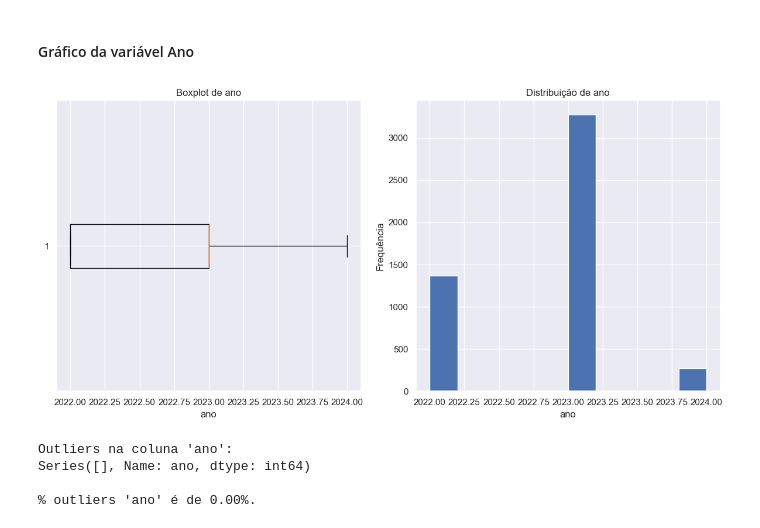
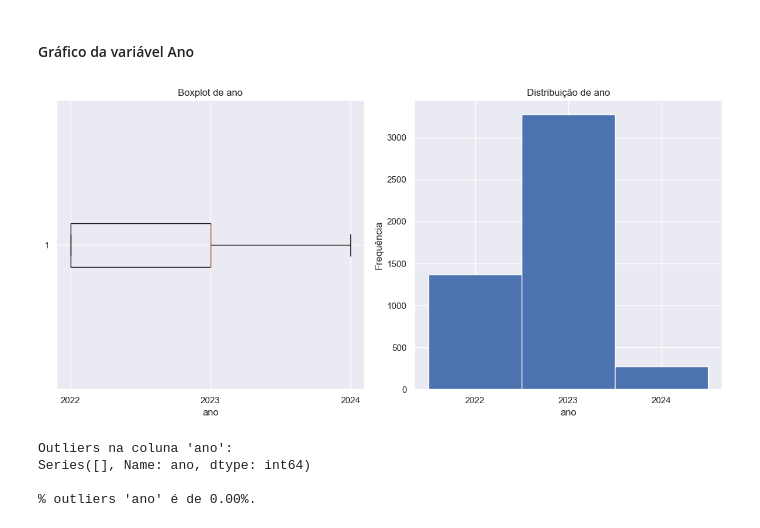
Before and after one commit to kreativermario/Projeto-DECD, a Jupyter notebook: notebooks/data_understanding.ipynb, the cells around one changed output. Cells and saved outputs as stored; diff of their text form; code cells hidden in the pictures.

Commit message:
Ajuste nos gráficos do mês e ano, agora com valores corretos
Signed-off-by: Ruisth <ruimfduarte94@gmail.com>

```diff
--- a/notebooks/data_understanding.ipynb
+++ b/notebooks/data_understanding.ipynb
@@ -104,25 +104,37 @@ def find_outliers(f):
 # %%
 # Coluna para analisar
 coluna_ano = 'ano'
+
+# Configuração dos bins para ficarem alinhados com os anos
+# Encontrar o menor e o maior ano no DataFrame
+min_ano = merged_df[coluna_ano].min()
+max_ano = merged_df[coluna_ano].max()
+
+# Criar uma lista de bins do ano menor para o maior, com um bin para cada ano
+bins = np.arange(min_ano, max_ano + 2) - 0.5  # Ajuste de 0.5 para alinhar os ticks nos anos
 
 # Criar subplots
 fig, (ax_boxplot, ax_hist) = plt.subplots(1, 2, figsize=(12, 6))
 
 # Boxplot
 ax_boxplot.boxplot(merged_df[coluna_ano], vert=False)
 ax_boxplot.set_title(f'Boxplot de {coluna_ano}')
 ax_boxplot.set_xlabel(coluna_ano)
+# Ajustar os ticks do eixo x para que se alinhem com os anos
+ax_boxplot.set_xticks(np.arange(min_ano, max_ano + 1))
 
 # Histograma
-ax_hist.hist(merged_df[coluna_ano], bins=10)
+ax_hist.hist(merged_df[coluna_ano], bins=bins)
 ax_hist.set_title(f'Distribuição de {coluna_ano}')
 ax_hist.set_xlabel(coluna_ano)
 ax_hist.set_ylabel('Frequência')
+# Ajustar os ticks do eixo x para que se alinhem com os anos
+ax_hist.set_xticks(np.arange(min_ano, max_ano + 1))
 
 plt.tight_layout()
 plt.show()
 # %% [output]
-[figure, old version]
+[figure, new version]
 # %%
 # Encontrar outliers
 outliers = find_outliers(merged_df[coluna_ano])
```
Also changed, not shown: parts of 7 cells of this notebook, 1 other file.
